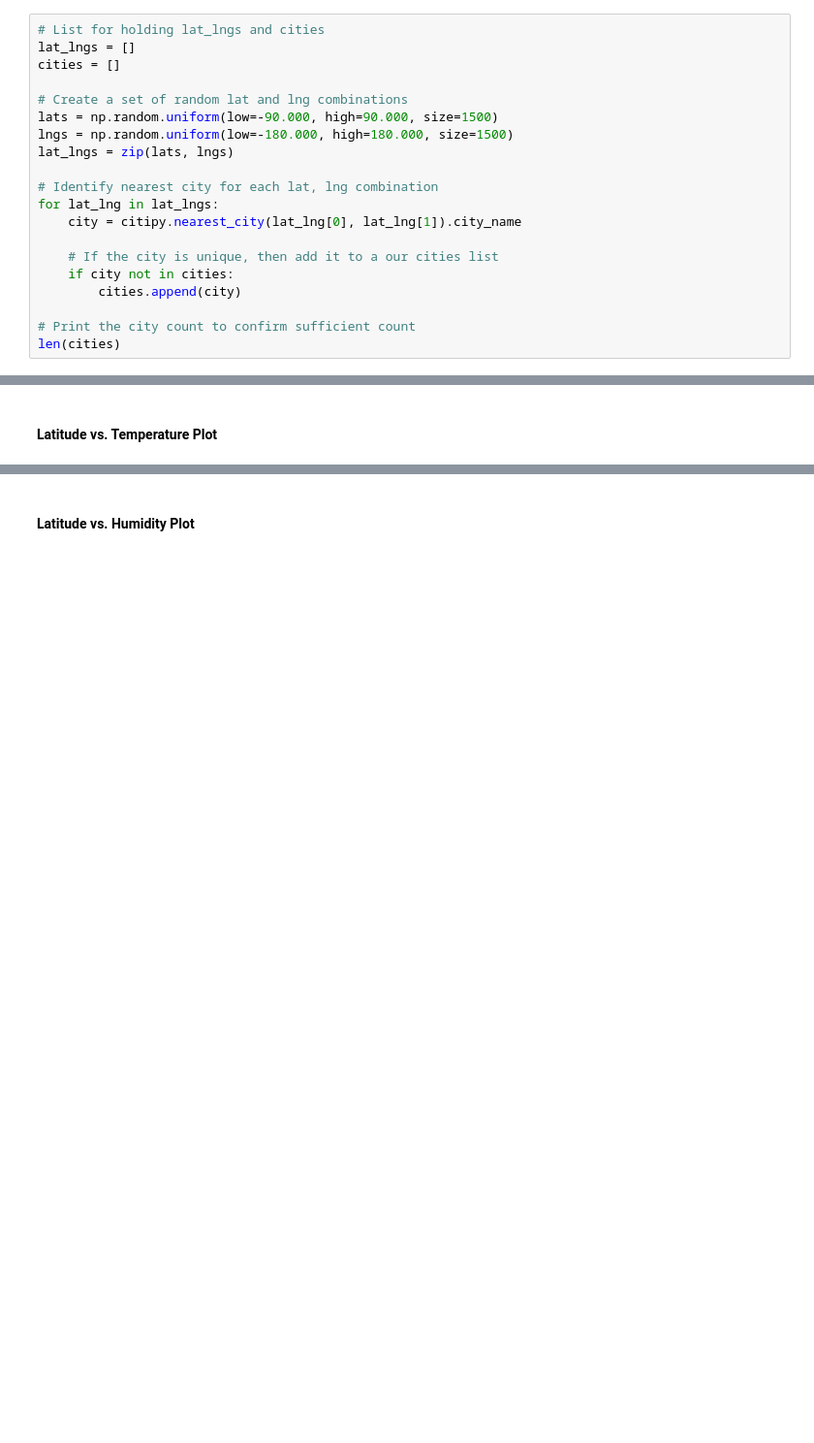
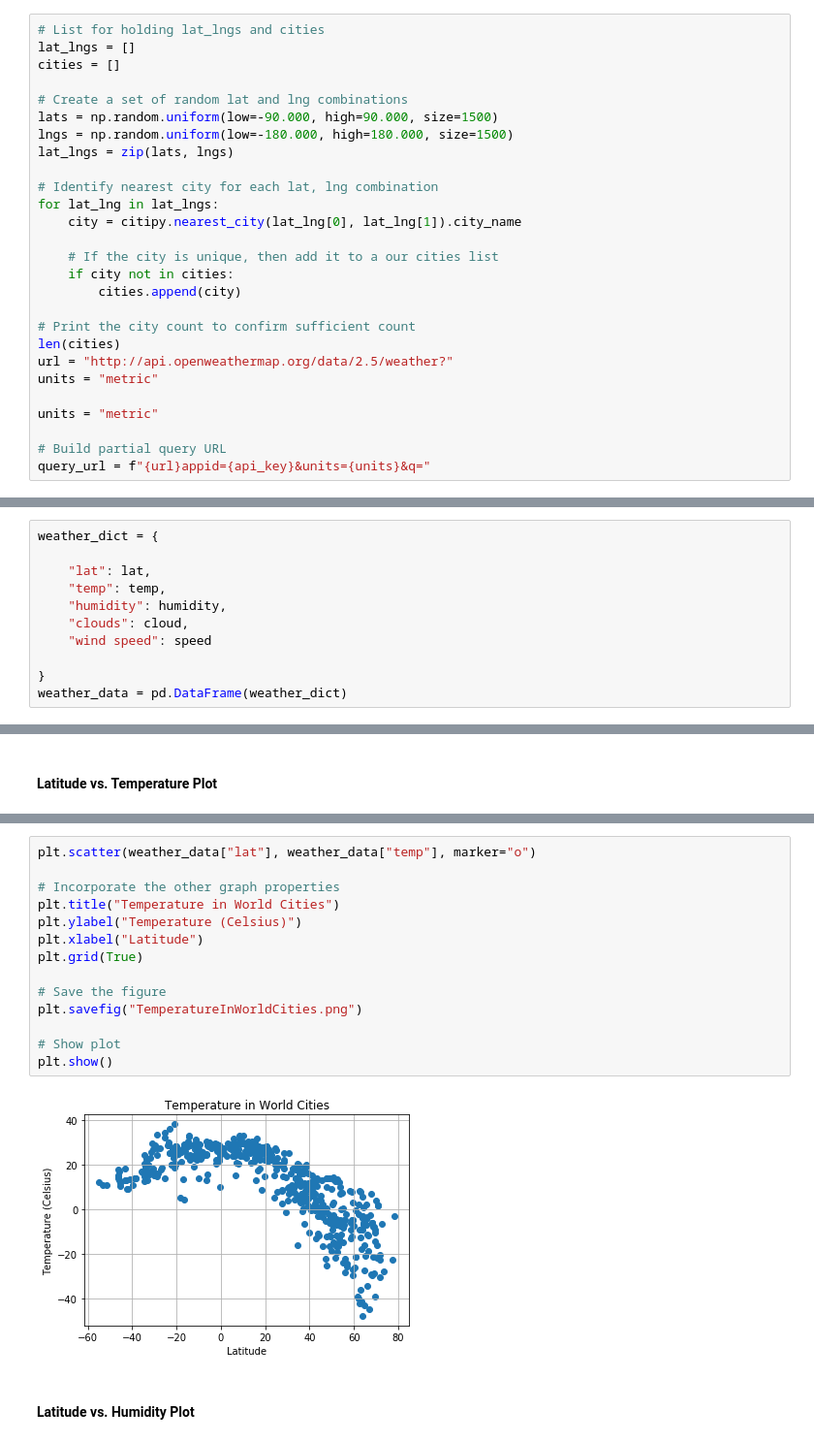
Before and after one commit to nhrashid/NRashid_Python-APIs_HW, a Jupyter notebook: WeatherPy.ipynb, the cells around one changed output, grey strips where cells are left out. Shown: that part at 97% size. Drawn from its saved outputs; the diff is of its cells as text; blank space fills up the shorter version.

```diff
--- a/WeatherPy.ipynb
+++ b/WeatherPy.ipynb
@@ -53,3 +53,10 @@ for lat_lng in lat_lngs:
 
 # Print the city count to confirm sufficient count
 len(cities)
+url = "http://api.openweathermap.org/data/2.5/weather?"
+units = "metric"
+
+units = "metric"
+
+# Build partial query URL
+query_url = f"{url}appid={api_key}&units={units}&q="
@@ -81,3 +107,14 @@ Data Retrieval Complete
+# %%
+weather_dict = {
+
+    "lat": lat,
+    "temp": temp,
+    "humidity": humidity,
+    "clouds": cloud,
+    "wind speed": speed
+
+}
+weather_data = pd.DataFrame(weather_dict)
 # %% [markdown]
 ### Convert Raw Data to DataFrame
 * Export the city data into a .csv.
@@ -114,2 +153,18 @@ dtype: int64
+# %%
+plt.scatter(weather_data["lat"], weather_data["temp"], marker="o")
+
+# Incorporate the other graph properties
+plt.title("Temperature in World Cities")
+plt.ylabel("Temperature (Celsius)")
+plt.xlabel("Latitude")
+plt.grid(True)
+
+# Save the figure
+plt.savefig("TemperatureInWorldCities.png")
+
+# Show plot
+plt.show()
+# %% [output]
+[figure, added]
 # %% [markdown]
 #### Latitude vs. Humidity Plot
```
Also changed, not shown: parts of 15 cells of this notebook, 5 other files.
